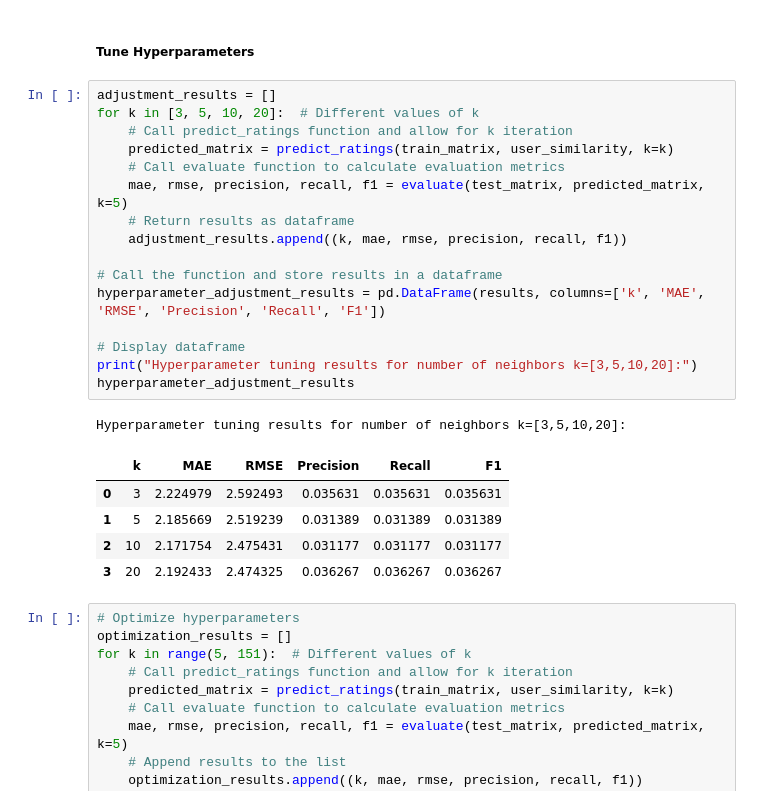
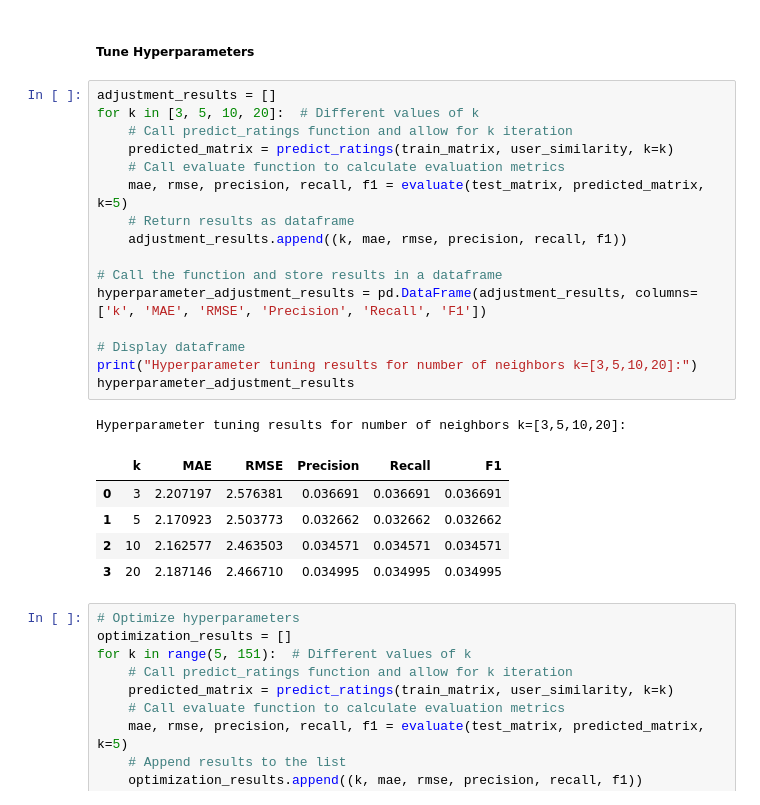
Before and after one commit to ChoutouriadiKaterina/Big_Data_2024, a Jupyter notebook: Working_Christoforos.ipynb, the cells around one changed output. Saved outputs shown, nothing was run; the diff lists cells and outputs as text.

```diff
--- a/Working_Christoforos.ipynb
+++ b/Working_Christoforos.ipynb
@@ -982,26 +981,26 @@ F1 Score: 0.03
 # %%
 adjustment_results = []
 for k in [3, 5, 10, 20]:  # Different values of k
     # Call predict_ratings function and allow for k iteration
     predicted_matrix = predict_ratings(train_matrix, user_similarity, k=k)
     # Call evaluate function to calculate evaluation metrics
     mae, rmse, precision, recall, f1 = evaluate(test_matrix, predicted_matrix, k=5)
     # Return results as dataframe
     adjustment_results.append((k, mae, rmse, precision, recall, f1))
 
 # Call the function and store results in a dataframe
-hyperparameter_adjustment_results = pd.DataFrame(results, columns=['k', 'MAE', 'RMSE', 'Precision', 'Recall', 'F1'])
+hyperparameter_adjustment_results = pd.DataFrame(adjustment_results, columns=['k', 'MAE', 'RMSE', 'Precision', 'Recall', 'F1'])
 
 # Display dataframe
 print("Hyperparameter tuning results for number of neighbors k=[3,5,10,20]:")
 hyperparameter_adjustment_results
 # %% [output]
 Hyperparameter tuning results for number of neighbors k=[3,5,10,20]:
 |  | k | MAE | RMSE | Precision | Recall | F1 |
-| 0 | 3 | 2.224979 | 2.592493 | 0.035631 | 0.035631 | 0.035631 |
-| 1 | 5 | 2.185669 | 2.519239 | 0.031389 | 0.031389 | 0.031389 |
-| 2 | 10 | 2.171754 | 2.475431 | 0.031177 | 0.031177 | 0.031177 |
-| 3 | 20 | 2.192433 | 2.474325 | 0.036267 | 0.036267 | 0.036267 |
+| 0 | 3 | 2.207197 | 2.576381 | 0.036691 | 0.036691 | 0.036691 |
+| 1 | 5 | 2.170923 | 2.503773 | 0.032662 | 0.032662 | 0.032662 |
+| 2 | 10 | 2.162577 | 2.463503 | 0.034571 | 0.034571 | 0.034571 |
+| 3 | 20 | 2.187146 | 2.466710 | 0.034995 | 0.034995 | 0.034995 |
 # %%
 # Optimize hyperparameters
 optimization_results = []
```
Also changed, not shown: parts of 14 cells of this notebook.
